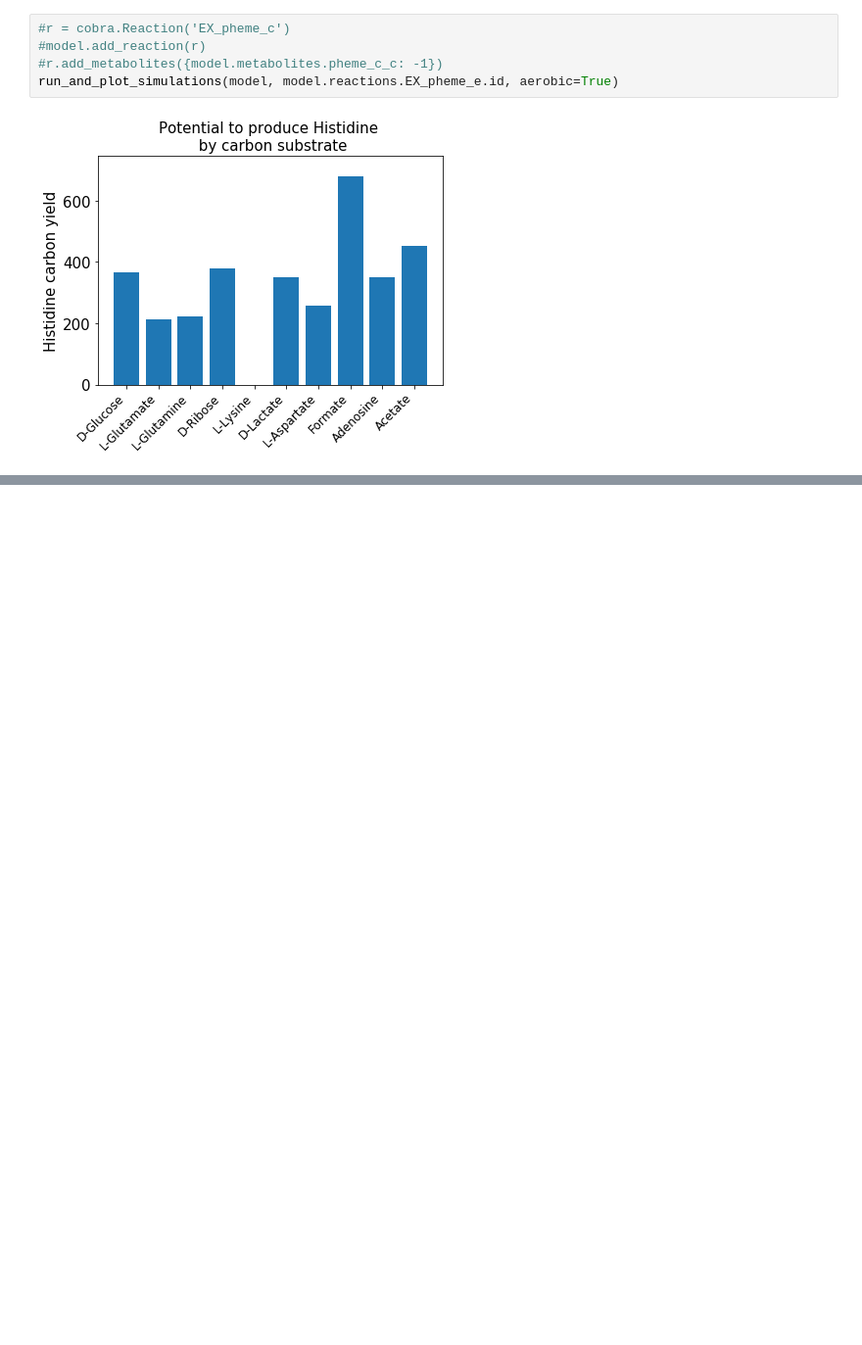
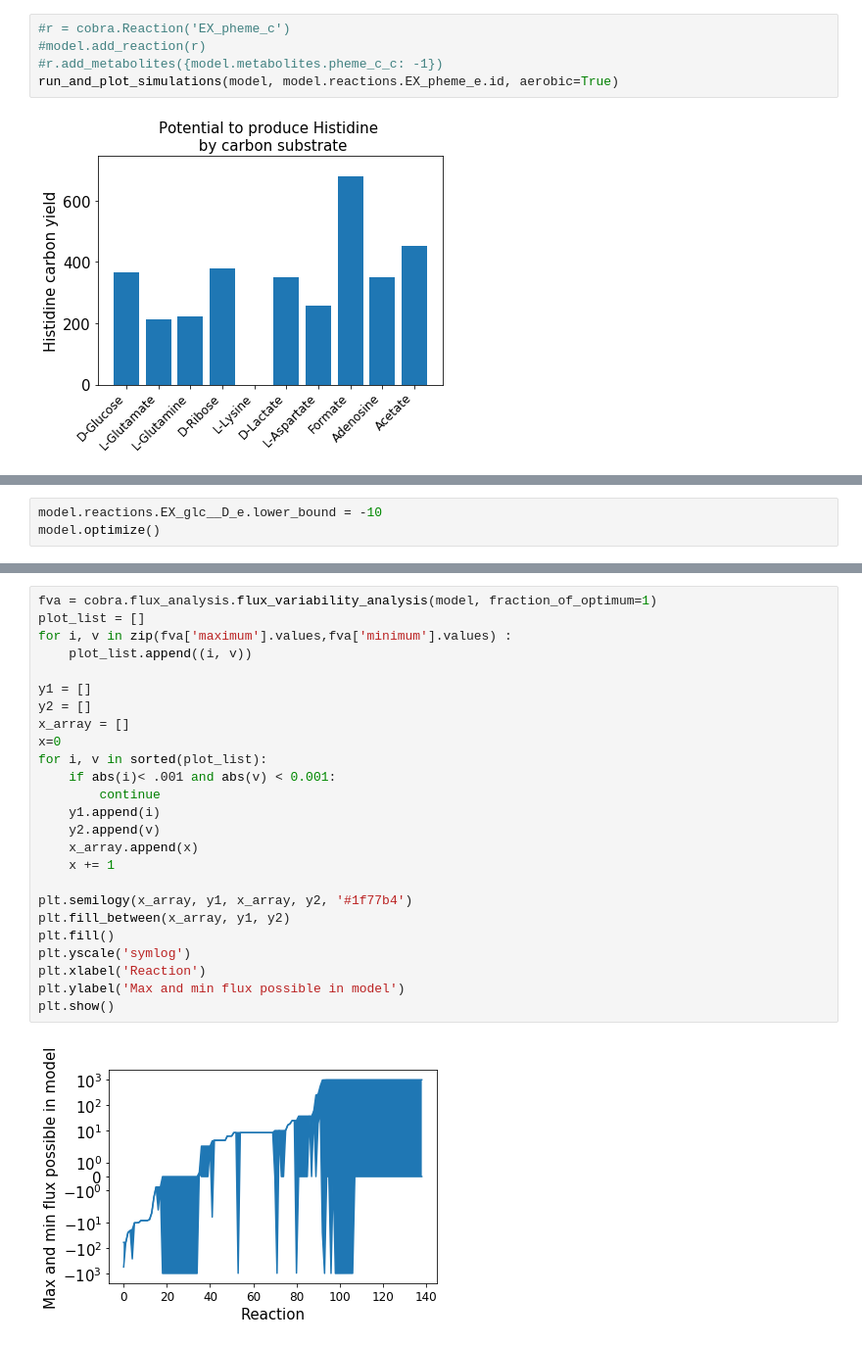
Before and after one commit to coltonlloyd/qbio, a Jupyter notebook: completed_excercises/Exercise 2 - Building Blocks of Life.ipynb, the cells around one changed output, grey strips where cells are left out. Shown: that part at 98% size. Cells and saved outputs as stored; diff of their text form; blank space fills up the shorter version.

```diff
--- a/completed_excercises/Exercise 2 - Building Blocks of Life.ipynb
+++ b/completed_excercises/Exercise 2 - Building Blocks of Life.ipynb
@@ -113,0 +118,3 @@ D-Lactate -0.007390630328473946
+# %%
+model.reactions.EX_glc__D_e.lower_bound = -10
+model.optimize()
@@ -113,0 +136,27 @@ D-Lactate -0.007390630328473946
+# %%
+fva = cobra.flux_analysis.flux_variability_analysis(model, fraction_of_optimum=1)
+plot_list = []
+for i, v in zip(fva['maximum'].values,fva['minimum'].values) :
+    plot_list.append((i, v))
+
+y1 = []
+y2 = []
+x_array = []
+x=0
+for i, v in sorted(plot_list):
+    if abs(i)< .001 and abs(v) < 0.001:
+        continue
+    y1.append(i)
+    y2.append(v)
+    x_array.append(x)
+    x += 1
+
+plt.semilogy(x_array, y1, x_array, y2, '#1f77b4')
+plt.fill_between(x_array, y1, y2)
+plt.fill()
+plt.yscale('symlog')
+plt.xlabel('Reaction')
+plt.ylabel('Max and min flux possible in model')
+plt.show()
+# %% [output]
+[figure, added]
```
Also changed, not shown: parts of 18 cells of this notebook, 4 other files.
